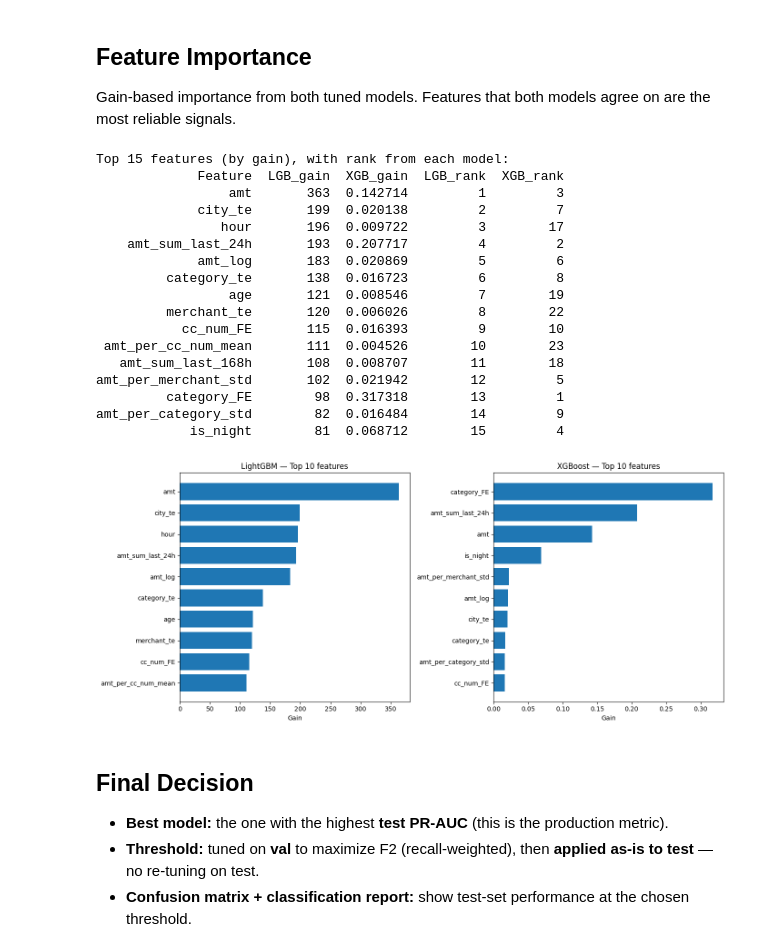
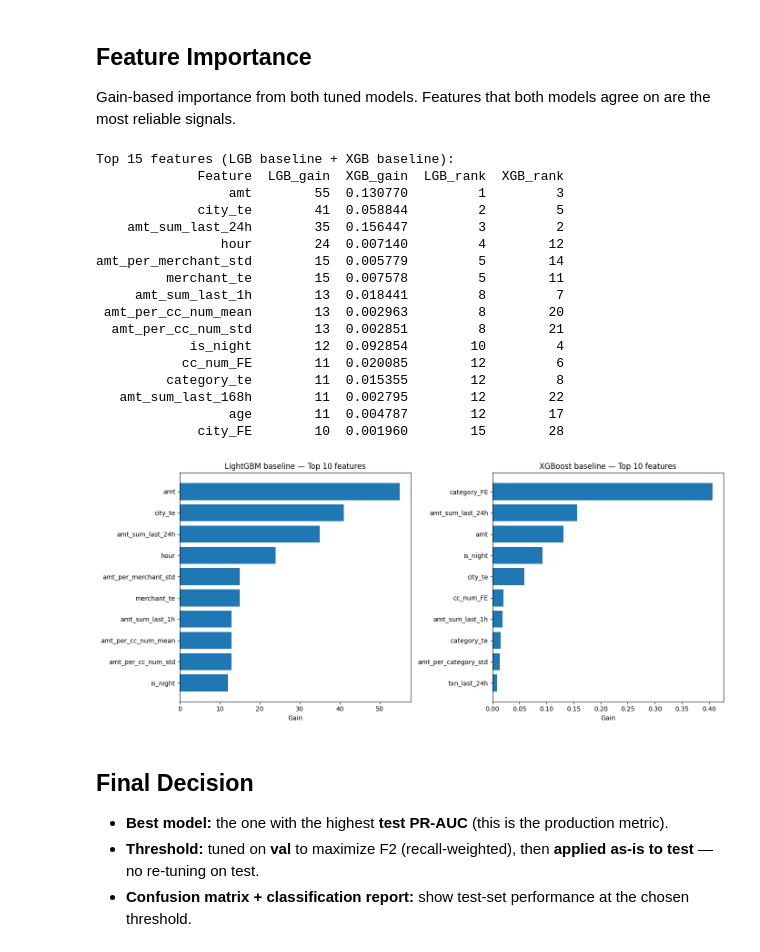
Before and after one commit to NullBitZer0/real-time-fraud-detection, a Jupyter notebook: notebooks/experiments.ipynb, the cells around one changed output. Saved outputs shown, nothing was run; the diff lists cells and outputs as text; code cells hidden in the pictures.

```diff
--- a/notebooks/experiments.ipynb
+++ b/notebooks/experiments.ipynb
@@ -11,0 +18,19 @@
+# %%
+# ── Colab: Mount Drive + auto-detect GPU ────────────────────────────────
+from google.colab import drive
+drive.mount('/content/drive')
+
+import subprocess
+try:
+    subprocess.check_output('nvidia-smi', stderr=subprocess.DEVNULL)
+    DEVICE = 'GPU'
+except Exception:
+    DEVICE = 'CPU'
+print(f'✅ Runtime device: {DEVICE}')
+
+# ── Data paths — adjust DATA_DIR to match your Drive folder ─────────────
+DATA_DIR   = '/content/drive/MyDrive/data/fraud'
+TRAIN_PATH = f'{DATA_DIR}/fraudTrain.csv'
+TEST_PATH  = f'{DATA_DIR}/fraudTest.csv'
+print(f'Train → {TRAIN_PATH}')
+print(f'Test  → {TEST_PATH}')
@@ -271,7 +321,7 @@ TimeSeriesSplit: 5 folds, expanding window
   Fold 4: train=  691,560  val=  172,890
   Fold 5: train=  864,450  val=  172,890
 # %%
-# ── 5a. LightGBM baseline — OOF ─────────────────────────────────────────
+#  5a. LightGBM baseline — OOF
 with mlflow.start_run(run_name="lgb-baseline"):
     mlflow.log_params({"model": "LightGBM", "variant": "baseline", "n_estimators": 500, "learning_rate": 0.1, "num_leaves": 31})
     t0 = time.time()
@@ -285,13 +335,15 @@ with mlflow.start_run(run_name="lgb-baseline"):
               callbacks=[lgb.early_stopping(50, verbose=False)])
         oof_lgb_base[vl_idx] = m.predict_proba(X_train[vl_idx])[:, 1]
         test_proba_lgb_base += m.predict_proba(X_test)[:, 1] / tscv.n_splits
+
     results['lgb_base_oof_pr']  = average_precision_score(y_train, oof_lgb_base)
     results['lgb_base_test_pr'] = average_precision_score(y_test,  test_proba_lgb_base)
     results['lgb_base_test_roc'] = roc_auc_score(y_test, test_proba_lgb_base)
     results['lgb_base_time'] = time.time() - t0
     mlflow.log_metrics({"oof_pr_auc": results["lgb_base_oof_pr"], "test_pr_auc": results["lgb_base_test_pr"], "test_roc_auc": results["lgb_base_test_roc"], "fit_time": results["lgb_base_time"]})
-    mlflow.lightgbm.log_model(m, "model")
+    mlflow.lightgbm.log_model(m, name="model")
     print(f'LGB baseline | OOF PR-AUC: {results["lgb_base_oof_pr"]:.4f} | '
           f'test PR-AUC: {results["lgb_base_test_pr"]:.4f} | '
           f'time: {results["lgb_base_time"]:.1f}s')
+lgb_base_model = m  # keep for feature importance
 # %% [output]
@@ -299,5 +353,5 @@ LGB baseline | OOF PR-AUC: 0.7040 | test PR-AUC: 0.7544 | time: 89.0s
 # %%
-# ── 5b. XGBoost baseline — OOF ──────────────────────────────────────────
+# 5b. XGBoost baseline — OOF
 with mlflow.start_run(run_name="xgb-baseline"):
     mlflow.log_params({"model": "XGBoost", "variant": "baseline", "n_estimators": 500, "learning_rate": 0.1, "max_depth": 6})
     t0 = time.time()
@@ -316,8 +370,9 @@ with mlflow.start_run(run_name="xgb-baseline"):
     results['xgb_base_test_roc'] = roc_auc_score(y_test, test_proba_xgb_base)
     results['xgb_base_time'] = time.time() - t0
     mlflow.log_metrics({"oof_pr_auc": results["xgb_base_oof_pr"], "test_pr_auc": results["xgb_base_test_pr"], "test_roc_auc": results["xgb_base_test_roc"], "fit_time": results["xgb_base_time"]})
-    mlflow.xgboost.log_model(m, "model")
+    mlflow.xgboost.log_model(m, name="model")
     print(f'XGB baseline | OOF PR-AUC: {results["xgb_base_oof_pr"]:.4f} | '
           f'test PR-AUC: {results["xgb_base_test_pr"]:.4f} | '
           f'time: {results["xgb_base_time"]:.1f}s')
+xgb_base_model = m  # keep for feature importance
 # %% [output]
@@ -587,49 +564,46 @@ OOF stacking (L1)            0.7083        0.9860         nan    0.0s
 Gain-based importance from both tuned models. Features that both models agree on are
 the most reliable signals.
 # %%
-# ── 9. Feature importance ─────────────────────────────────────────────────
+# ── Feature importance — LGB baseline + XGB baseline ───────────────────
 imp_lgb = pd.DataFrame({
-    'Feature': FEATURES, 'LGB_gain': lgb_tuned.feature_importances_
+    'Feature': FEATURES, 'LGB_gain': lgb_base_model.feature_importances_
 }).sort_values('LGB_gain', ascending=False)
 imp_xgb = pd.DataFrame({
-    'Feature': FEATURES, 'XGB_gain': xgb_tuned.feature_importances_
+    'Feature': FEATURES, 'XGB_gain': xgb_base_model.feature_importances_
 }).sort_values('XGB_gain', ascending=False)
-
-# Side by side
 merged = imp_lgb.merge(imp_xgb, on='Feature')
 merged['LGB_rank'] = merged['LGB_gain'].rank(ascending=False).astype(int)
 merged['XGB_rank'] = merged['XGB_gain'].rank(ascending=False).astype(int)
-print("Top 15 features (by gain), with rank from each model:")
+print('Top 15 features (LGB baseline + XGB baseline):')
 print(merged.head(15).to_string(index=False))
 
-# Top 10 plot side by side
 fig, axes = plt.subplots(1, 2, figsize=(14, 6))
-for ax, df, model in [(axes[0], imp_lgb.head(10), 'LightGBM'),
-                       (axes[1], imp_xgb.head(10), 'XGBoost')]:
+for ax, df, model in [(axes[0], imp_lgb.head(10), 'LightGBM baseline'),
+                       (axes[1], imp_xgb.head(10), 'XGBoost baseline')]:
     ax.barh(df['Feature'][::-1], df[[c for c in df.columns if 'gain' in c][0]][::-1])
     ax.set_title(f'{model} — Top 10 features')
     ax.set_xlabel('Gain')
 plt.tight_layout()
 plt.show()
 # %% [output]
-Top 15 features (by gain), with rank from each model:
+Top 15 features (LGB baseline + XGB baseline):
              Feature  LGB_gain  XGB_gain  LGB_rank  XGB_rank
-                 amt       363  0.142714         1         3
-             city_te       199  0.020138         2         7
-                hour       196  0.009722         3        17
-    amt_sum_last_24h       193  0.207717         4         2
-             amt_log       183  0.020869         5         6
-         category_te       138  0.016723         6         8
-                 age       121  0.008546         7        19
-         merchant_te       120  0.006026         8        22
-           cc_num_FE       115  0.016393         9        10
- amt_per_cc_num_mean       111  0.004526        10        23
-   amt_sum_last_168h       108  0.008707        11        18
-amt_per_merchant_std       102  0.021942        12         5
-         category_FE        98  0.317318        13         1
-amt_per_category_std        82  0.016484        14         9
-            is_night        81  0.068712        15         4
+                 amt        55  0.130770         1         3
+             city_te        41  0.058844         2         5
+    amt_sum_last_24h        35  0.156447         3         2
+                hour        24  0.007140         4        12
+amt_per_merchant_std        15  0.005779         5        14
+         merchant_te        15  0.007578         5        11
+     amt_sum_last_1h        13  0.018441         8         7
+ amt_per_cc_num_mean        13  0.002963         8        20
+  amt_per_cc_num_std        13  0.002851         8        21
+            is_night        12  0.092854        10         4
+           cc_num_FE        11  0.020085        12         6
+         category_te        11  0.015355        12         8
+   amt_sum_last_168h        11  0.002795        12        22
+                 age        11  0.004787        12        17
+             city_FE        10  0.001960        15        28
-[figure, old version]
+[figure, new version]
 # %% [markdown]
 ## Final Decision
 
```
Also changed, not shown: parts of 52 cells of this notebook, 1 other file.
